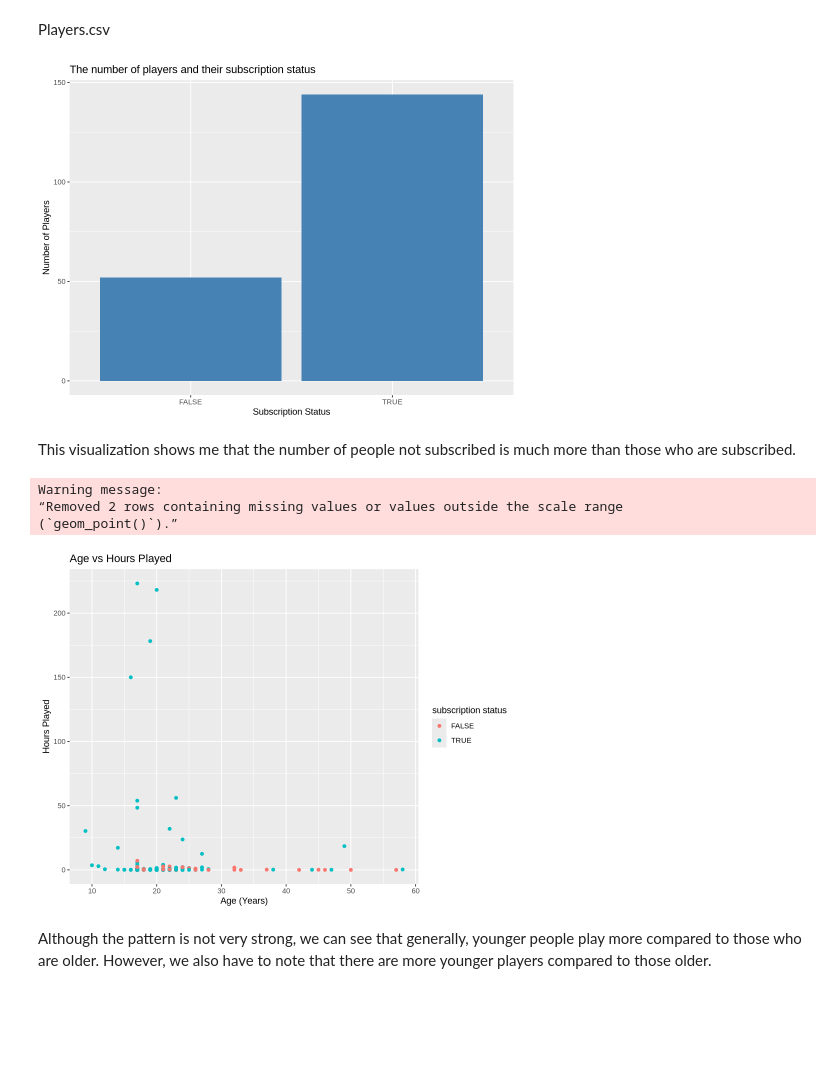
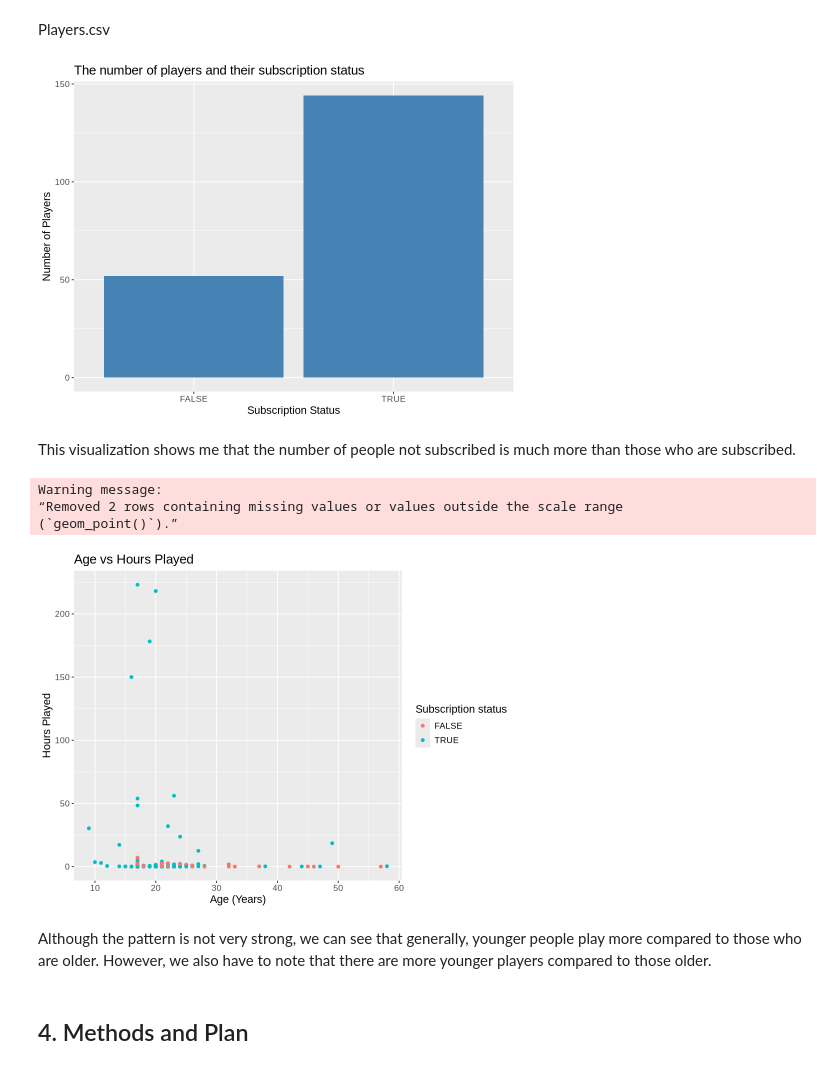
Before and after one commit to mika757/Data-Science-Project-Planning, a Jupyter notebook: Data_Science_Individual_Planning.ipynb, the cells around one changed output. Saved outputs shown, nothing was run; the diff lists cells and outputs as text; code cells hidden in the pictures; blank space fills up the shorter version.

```diff
--- a/Data_Science_Individual_Planning.ipynb
+++ b/Data_Science_Individual_Planning.ipynb
@@ -130,11 +145,12 @@ Players.csv
 # %%
 options(repr.plot.width = 8, repr.plot.height = 6)
 
 ggplot(players, aes(x= subscribe))+
     geom_bar(fill = "steelblue")+
-    labs(title = "The number of players and their subscription status", x = "Subscription Status", y = "Number of Players")
+    labs(title = "The number of players and their subscription status", x = "Subscription Status", y = "Number of Players")+
+    theme(text = element_text( size = 13))
 # %% [output]
-[figure, old version]
+[figure, new version]
 # %% [markdown]
 This visualization shows me that the number of people not subscribed is much more than those who are subscribed.
 # %%
@@ -142,11 +158,15 @@ options(repr.plot.width = 8, repr.plot.height = 6)
 
 ggplot(players, aes(x = Age, y = played_hours, color = subscribe))+
     geom_point()+
-    labs(title = "Age vs Hours Played", x= "Age (Years)", y = "Hours Played", color = "subscription status")
+    labs(title = "Age vs Hours Played", x= "Age (Years)", y = "Hours Played", color = "Subscription status") +
+
+theme(text = element_text( size = 13))
 # %% [output]
 Warning message:
 “Removed 2 rows containing missing values or values outside the scale range
 (`geom_point()`).”
-[figure, old version]
+[figure, new version]
 # %% [markdown]
 Although the pattern is not very strong, we can see that generally, younger people play more compared to those who are older. However, we also have to note that there are more younger players compared to those older.
+# %% [markdown]
+## 4. Methods and Plan
```
Also changed, not shown: parts of 7 cells of this notebook.
